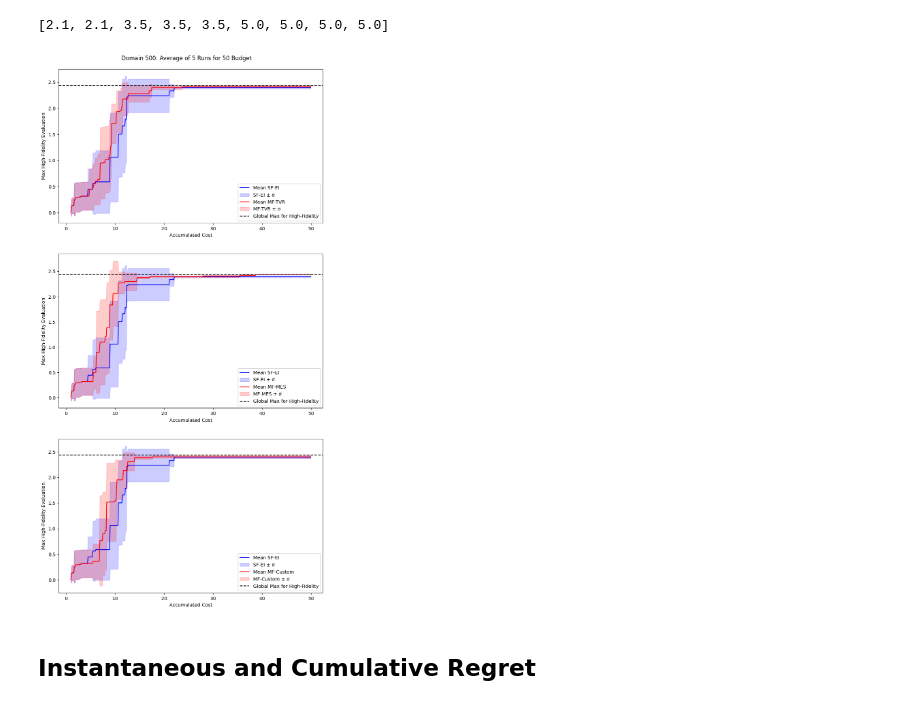
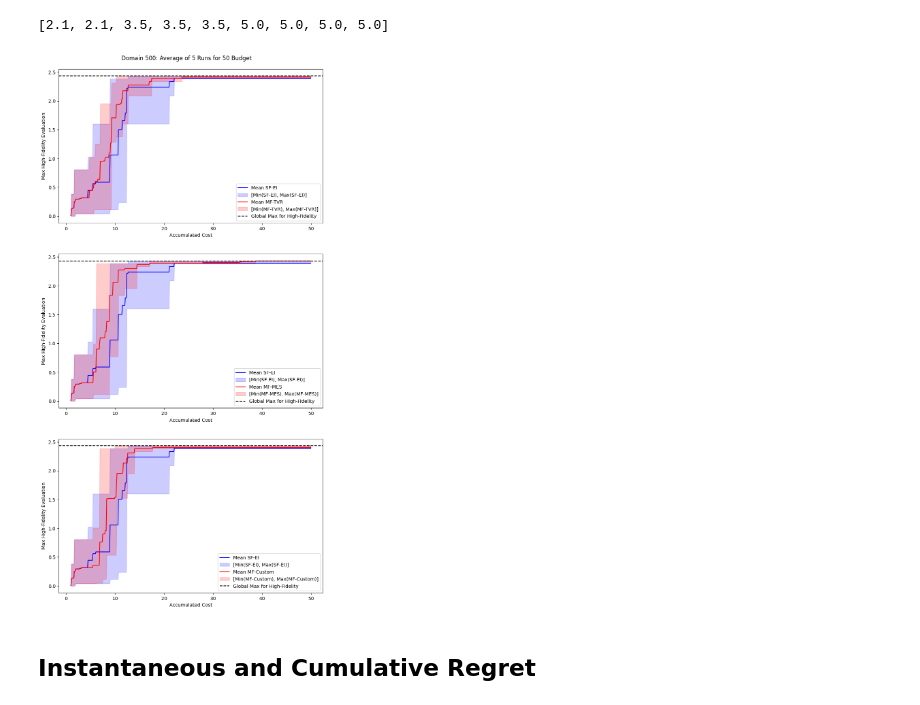
Before and after one commit to kernelCruncher/MFBO, a Jupyter notebook: notebooks/6DHartmannExample.ipynb, the cells around one changed output. Drawn from its saved outputs; the diff is of its cells as text; code cells hidden in the pictures.

```diff
--- a/notebooks/6DHartmannExample.ipynb
+++ b/notebooks/6DHartmannExample.ipynb
@@ -670,40 +669,54 @@ def plot_cost_batch(domain, dictionary, title, allocated_budget, lf = 0.1, colou
             aggregate_max_target.append(max_target)
 
         maximum_aggregate_mean = np.mean(aggregate_max_target, axis = 0)
-        maximum_aggregate_lowerbound = maximum_aggregate_mean - np.std(aggregate_max_target, axis = 0)
-        maximum_aggregate_upperbound = maximum_aggregate_mean + np.std(aggregate_max_target, axis = 0)
+
+        elts_above = []
+        elts_below = []
+        aggregate_max_target_swapped = np.swapaxes(aggregate_max_target,0,1)
+        for idx, budget_elts in enumerate(aggregate_max_target_swapped):
+            above_batch = []
+            below_batch= []
+            for budget_elt in budget_elts:
+                if budget_elt >= maximum_aggregate_mean[idx]:
+                    above_batch.append(budget_elt)
+                if budget_elt <= maximum_aggregate_mean[idx]:
+                    below_batch.append(budget_elt)
+            elts_above.append(above_batch)
+            elts_below.append(below_batch)
+        maximum_aggregate_lowerbound = np.array([np.min(x) for x in elts_below])
+        maximum_aggregate_upperbound =  np.array([np.max(x) for x in elts_above])
 
         cost_range_scaled = [x/100 for x in cost_range]
         plt.plot(cost_range_scaled, maximum_aggregate_mean, label=f'Mean {search_alg}', color=colour[id])
-        plt.fill_between(x=cost_range_scaled, y1=maximum_aggregate_lowerbound, y2=maximum_aggregate_upperbound, color=colour[id], alpha=0.2, label=f'{search_alg} \xb1 \u03C3')
+        plt.fill_between(x=cost_range_scaled, y1=maximum_aggregate_lowerbound, y2=maximum_aggregate_upperbound, color=colour[id], alpha=0.2, label=f'[Min({search_alg}), Max({search_alg})]')
     plt.axhline(y=max_in_space, color='black', linestyle='--', label='Global Max for High-Fidelity')
     plt.xlabel('Accumulated Cost')
     plt.ylabel('Max High-Fidelity Evaluation')
     plt.title(title)
     plt.legend(loc='lower right')
 
 # plot_cost_batch(domain, searchDictBatch, f'Domain {int(len(domain)/2)}: Average of {N_EXP_BATCH} Runs for {ALLOCATED_BUDGET_BATCH} Budget', ALLOCATED_BUDGET_BATCH, lf=0.1 )
 def plot_pairwise(domain, searchDictBatch, main_key, lf, allocated_budget, no_of_expts ):
     keys_without = [x for x in searchDictBatch.keys()]
     keys_without.remove(main_key)
     no_of_rows = len(keys_without)
     figure=plt.figure(figsize=(10,20))
     for id, key in enumerate(keys_without):
         new_dict = {main_key: searchDictBatch[main_key], key: searchDictBatch[key]}
         plt.subplot(no_of_rows,1, id+1)
         plot_cost_batch(domain,
                         new_dict,
                         title='',
                         allocated_budget=ALLOCATED_BUDGET_BATCH,
                         lf=lf)
     plt.suptitle(f'Domain {int(len(domain)/2)}: Average of {no_of_expts} Runs for {allocated_budget} Budget', y=0.9)
     save_image(figure)
     plt.show()
 
 plot_pairwise(domain, searchDictBatch, main_key='SF-EI', lf=0.1, allocated_budget=ALLOCATED_BUDGET_BATCH, no_of_expts= N_EXP_BATCH)
 # plot_cost_batch(domain, searchDictBatch, allocated_budget=ALLOCATED_BUDGET_BATCH, title='Test')
 # %% [output]
-[figure, old version]
+[figure, new version]
 # %% [markdown]
 ## Instantaneous and Cumulative Regret
 # %%
```
Also changed, not shown: parts of 6 cells of this notebook, 1 other file.
